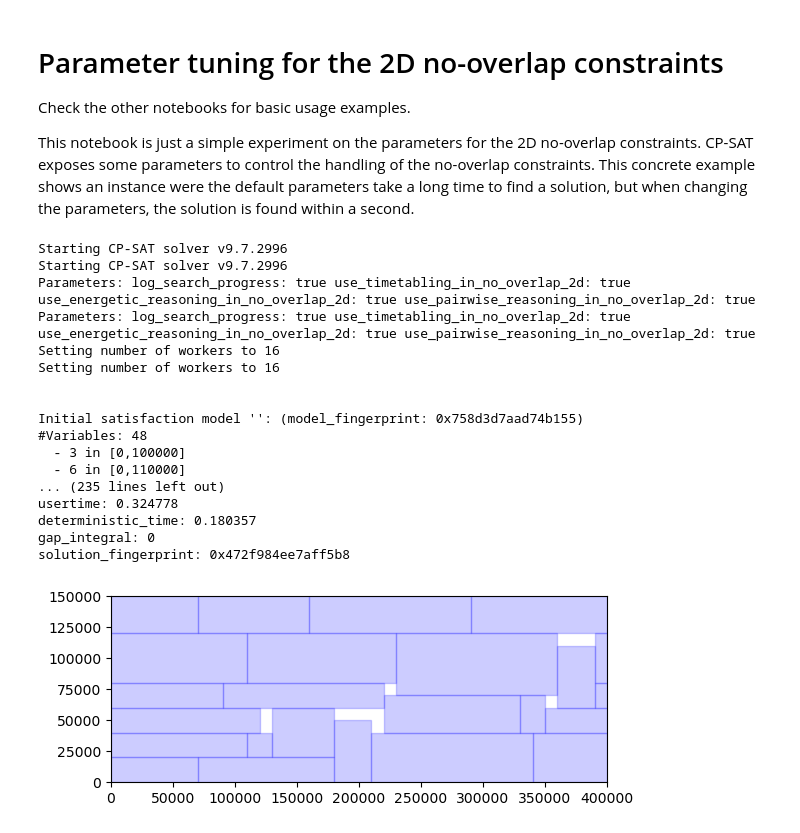
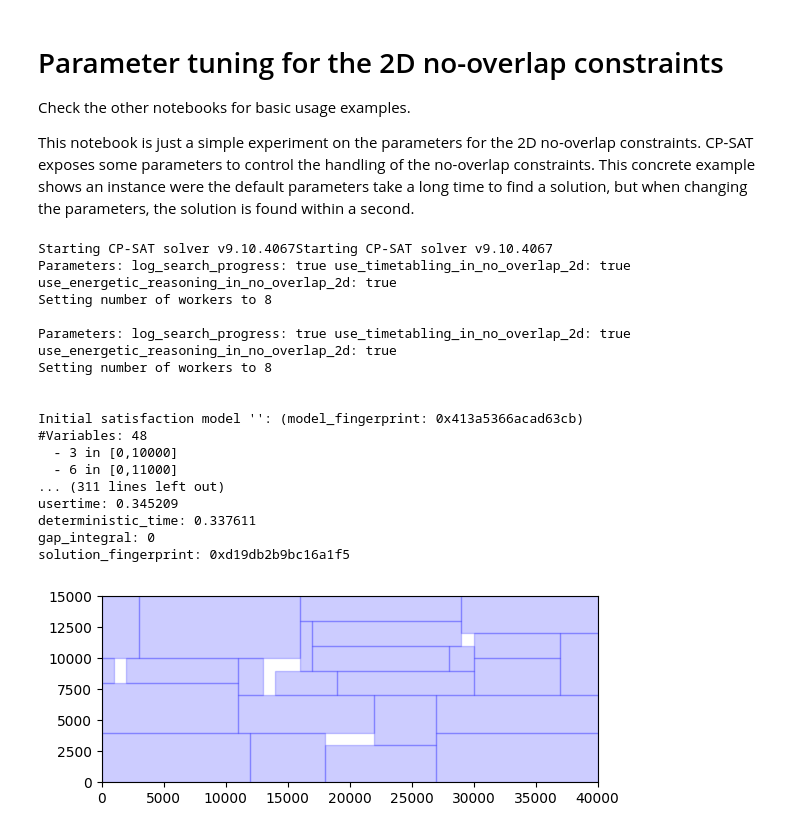
Before and after one commit to d-krupke/cpsat-primer, a Jupyter notebook: examples/add_no_overlap_2d_parameters.ipynb, the cells around one changed output. Cells and saved outputs as stored; diff of their text form; code cells hidden in the pictures.

```diff
--- a/examples/add_no_overlap_2d_parameters.ipynb
+++ b/examples/add_no_overlap_2d_parameters.ipynb
@@ -48,38 +48,38 @@ def pack(container, boxes, scale: int, parameter_tuning: bool):
     # We have to create the variable for the bottom left corner of the boxes.
     # We directly limit their range, such that the boxes are inside the container
     x_vars = [
-        model.NewIntVar(0, container[0] - box[0], name=f"x1_{i}")
+        model.new_int_var(0, container[0] - box[0], name=f"x1_{i}")
         for i, box in enumerate(boxes)
     ]
     y_vars = [
-        model.NewIntVar(0, container[1] - box[1], name=f"y1_{i}")
+        model.new_int_var(0, container[1] - box[1], name=f"y1_{i}")
         for i, box in enumerate(boxes)
     ]
     # Interval variables are actually more like constraint containers, that are then passed to the no overlap constraint
     # Note that we could also make size and end variables, but we don't need them here
     x_interval_vars = [
-        model.NewIntervalVar(
+        model.new_interval_var(
             start=x_vars[i], size=box[0], end=x_vars[i] + box[0], name=f"x_interval_{i}"
         )
         for i, box in enumerate(boxes)
     ]
     y_interval_vars = [
-        model.NewIntervalVar(
+        model.new_interval_var(
             start=y_vars[i], size=box[1], end=y_vars[i] + box[1], name=f"y_interval_{i}"
         )
         for i, box in enumerate(boxes)
     ]
     # Enforce that no two rectangles overlap
-    model.AddNoOverlap2D(x_interval_vars, y_interval_vars)
+    model.add_no_overlap_2d(x_interval_vars, y_interval_vars)
     # Solve!
     solver = cp_model.CpSolver()
     solver.parameters.log_search_progress = True
     if parameter_tuning:
         solver.parameters.use_energetic_reasoning_in_no_overlap_2d = True
         solver.parameters.use_timetabling_in_no_overlap_2d = True
-        solver.parameters.use_pairwise_reasoning_in_no_overlap_2d = True
+        # solver.parameters.use_pairwise_reasoning_in_no_overlap_2d = True
     solver.log_callback = print
-    status = solver.Solve(model)
+    status = solver.solve(model)
     assert status == cp_model.OPTIMAL
     # plot the solution
     import matplotlib.pyplot as plt
@@ -91,7 +91,7 @@ def pack(container, boxes, scale: int, parameter_tuning: bool):
     for i, box in enumerate(boxes):
         ax.add_patch(
             patches.Rectangle(
-                (solver.Value(x_vars[i]), solver.Value(y_vars[i])),
+                (solver.value(x_vars[i]), solver.value(y_vars[i])),
                 box[0],
                 box[1],
                 facecolor="blue",
@@ -103,24 +103,24 @@ def pack(container, boxes, scale: int, parameter_tuning: bool):
     ax.set_aspect("equal", adjustable="box")
     plt.show()
 # %%
-pack(container, boxes, 10_000, True)
+pack(container, boxes, 1000, True)
 # %% [output]
-Starting CP-SAT solver v9.7.2996
-Starting CP-SAT solver v9.7.2996
-Parameters: log_search_progress: true use_timetabling_in_no_overlap_2d: true use_energetic_reasoning_in_no_overlap_2d: true use_pairwise_reasoning_in_no_overlap_2d: true
-Parameters: log_search_progress: true use_timetabling_in_no_overlap_2d: true use_energetic_reasoning_in_no_overlap_2d: true use_pairwise_reasoning_in_no_overlap_2d: true
-Setting number of workers to 16
-Setting number of workers to 16
+Starting CP-SAT solver v9.10.4067Starting CP-SAT solver v9.10.4067
+Parameters: log_search_progress: true use_timetabling_in_no_overlap_2d: true use_energetic_reasoning_in_no_overlap_2d: true
+Setting number of workers to 8
+
+Parameters: log_search_progress: true use_timetabling_in_no_overlap_2d: true use_energetic_reasoning_in_no_overlap_2d: true
+Setting number of workers to 8
 
 
-Initial satisfaction model '': (model_fingerprint: 0x758d3d7aad74b155)
+Initial satisfaction model '': (model_fingerprint: 0x413a5366acad63cb)
 #Variables: 48
-  - 3 in [0,100000]
-  - 6 in [0,110000]
-... (235 lines left out)
-usertime: 0.324778
-deterministic_time: 0.180357
+  - 3 in [0,10000]
+  - 6 in [0,11000]
+... (311 lines left out)
+usertime: 0.345209
+deterministic_time: 0.337611
 gap_integral: 0
-solution_fingerprint: 0x472f984ee7aff5b8
+solution_fingerprint: 0xd19db2b9bc16a1f5
-[figure, old version]
+[figure, new version]
 # %%
```
Also changed, not shown: parts of 1 cell of this notebook, 27 other files.
